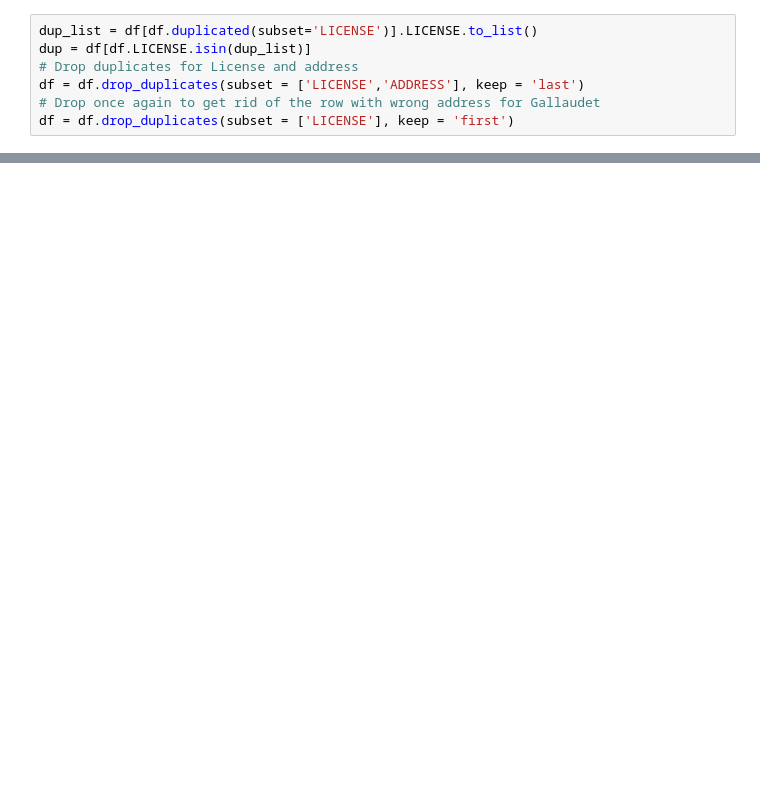
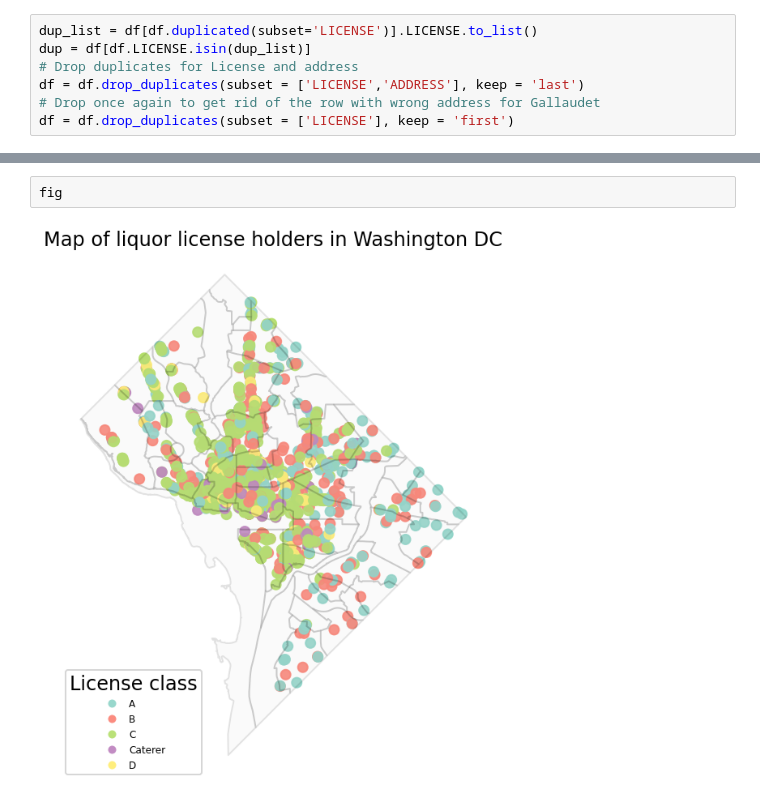
Before and after one commit to chav-ngvyen/unsupervised_machine_learning, a Jupyter notebook: Clustering_presentation/Density_clustering_presentation.ipynb, the cells around one changed output, grey strips where cells are left out. Drawn from its saved outputs; the diff is of its cells as text; blank space fills up the shorter version.

```diff
--- a/Clustering_presentation/Density_clustering_presentation.ipynb
+++ b/Clustering_presentation/Density_clustering_presentation.ipynb
@@ -87,0 +175,4 @@ df.head()
+# %%
+fig
+# %% [output]
+[figure, added]
```
Also changed, not shown: parts of 44 cells of this notebook.
